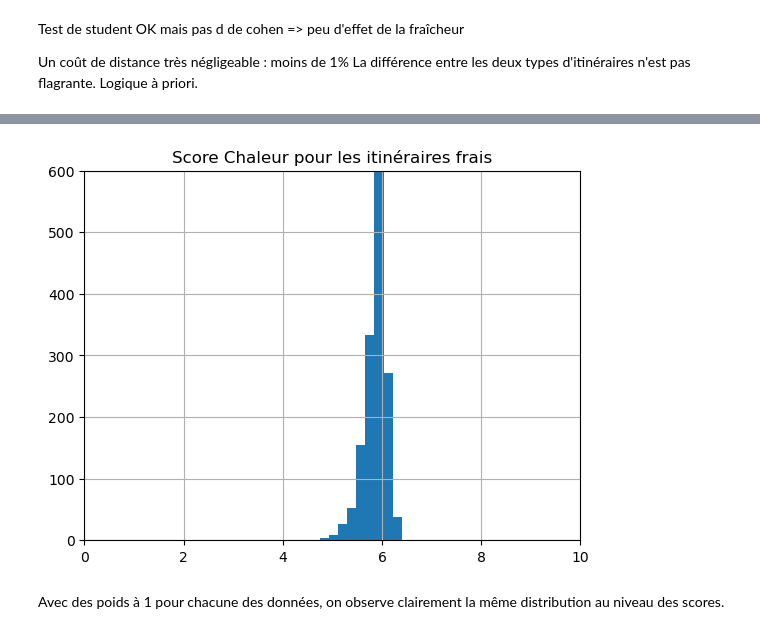
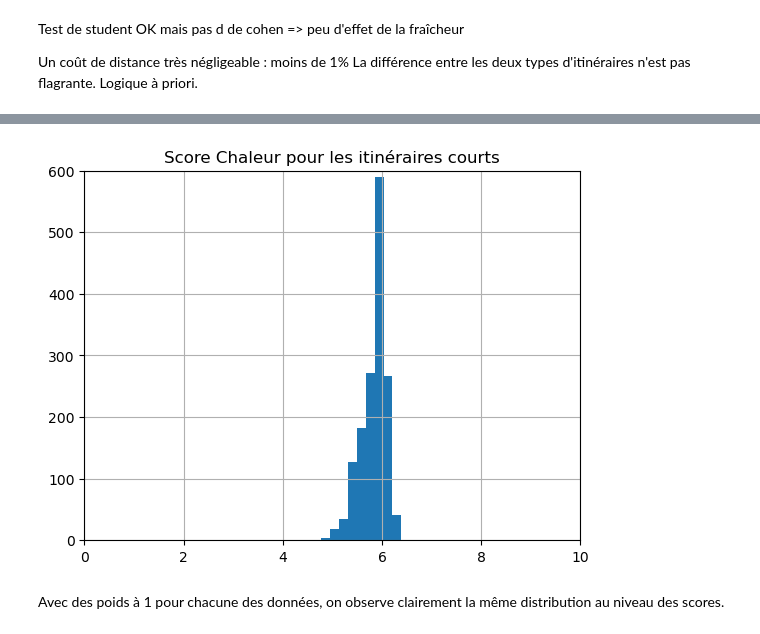
Before and after one commit to datagora-erasme/itineraire_fraicheur, a Jupyter notebook: backend/score_calculation_it/score_analyse_pipeline.ipynb, the cells around one changed output, grey strips where cells are left out. Drawn from its saved outputs; the diff is of its cells as text; code cells hidden in the pictures.

```diff
--- a/backend/score_calculation_it/score_analyse_pipeline.ipynb
+++ b/backend/score_calculation_it/score_analyse_pipeline.ipynb
@@ -121,11 +230,11 @@ plt.show()
 # %%
 it_len["score"].hist()
 plt.xlim([0,10])
 plt.ylim([0,600])
-plt.title("Score Chaleur pour les itinéraires frais")
+plt.title("Score Chaleur pour les itinéraires courts")
 plt.show()
 # %% [output]
-[figure, old version]
+[figure, new version]
 # %% [markdown]
 Avec des poids à 1 pour chacune des données, on observe clairement la même distribution au niveau des scores.
 # %% [markdown]
```
Also changed, not shown: parts of 76 cells of this notebook, 8 other files.
